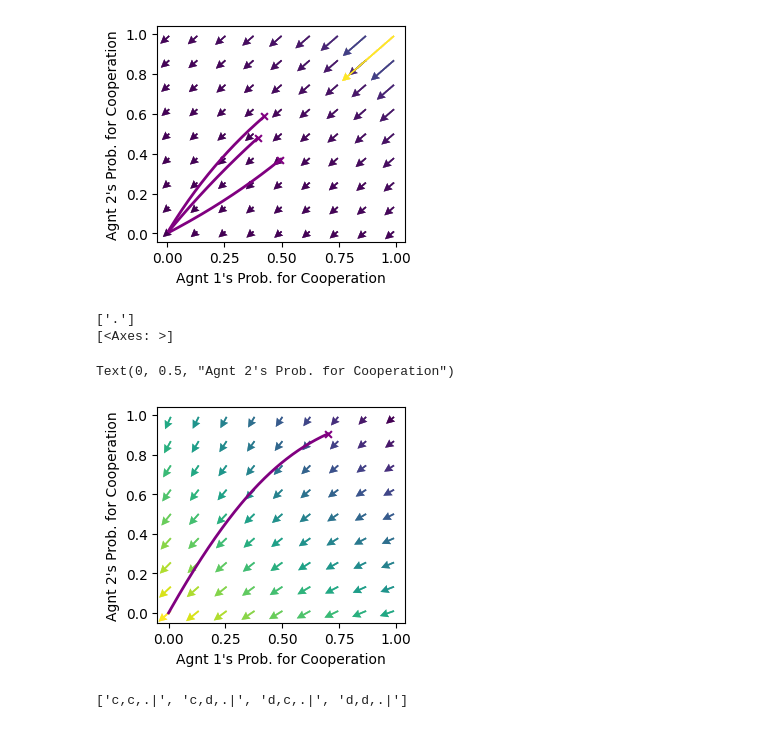
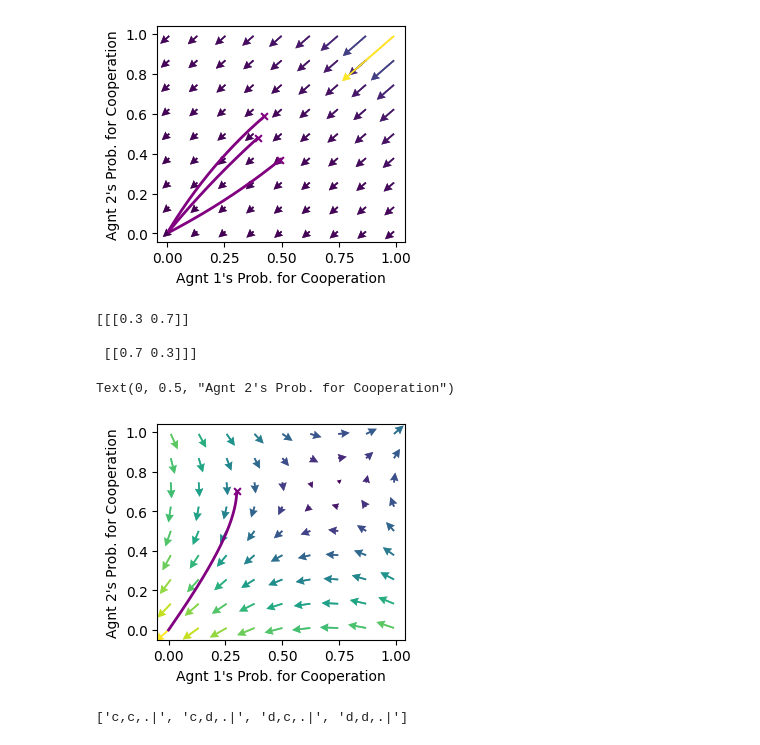
Before and after one commit to Akilan-R/Social_Ecological_Info_Cooperation, a Jupyter notebook: Code/My_Simulations/make_phase_potraits.ipynb, the cells around one changed output. Saved outputs shown, nothing was run; the diff lists cells and outputs as text; code cells hidden in the pictures.

```diff
--- a/Code/My_Simulations/make_phase_potraits.ipynb
+++ b/Code/My_Simulations/make_phase_potraits.ipynb
@@ -53,40 +53,42 @@ for mode in ['none']:
 ['.']
 [figure]
 # %%
-env_socdi = SocialDilemma(R=0.8, T=1, S=-0.5, P= 0)
+env_socdi = SocialDilemma(R= 1, T= 0.8, S= -0.5, P= 0)
 
 
 
     # x, y = ([0], list(range(1, num_observed_states, 2)), [0]), ([1], list(range(1, num_observed_states, 2)), [0])   #skipping degraded states
 x, y = ([0], list(range(1)), [0]), ([1], list(range(1)), [0])
 mae_env_memo1pd = stratAC(env=env_socdi, learning_rates=0.05, discount_factors=0.975)
 X_random_list = [mae_env_memo1pd.random_softmax_strategy() for _ in range(1)]
 
 X = mae_env_memo1pd.random_softmax_strategy()
-print(env_socdi.Sset)
+
 
 
 
 ax = fp.plot_strategy_flow(
     mae_env_memo1pd,
     x, y, flowarrow_points=np.linspace(0.01, 0.99, 9)
 )
 
 for X in X_random_list:
+    X = np.round(X, decimals=1)
+    print(X)
     xtraj, fixedpointreached = mae_env_memo1pd.trajectory(X, Tmax=10000, tolerance=1e-5)
 
     fp.plot_trajectories([xtraj], x, y, cols=['purple'], axes = ax)
 
-
-print(ax)
-#add x and y axis labels.
 ax[0].set_xlabel('Agnt 1\'s Prob. for Cooperation')
 ax[0].set_ylabel('Agnt 2\'s Prob. for Cooperation')
+
+#add x and y axis labels.
 # %% [output]
-['.']
-[<Axes: >]
+[[[0.3 0.7]]
+
+ [[0.7 0.3]]]
 Text(0, 0.5, "Agnt 2's Prob. for Cooperation")
-[figure, old version]
+[figure, new version]
 # %%
 env_socdi = SocialDilemma(R=0.8, T=1, S=-0.5, P= 0)
 env_memo1pd = HistoryEmbedded(env_socdi, h=(1,1,1))
```
Also changed, not shown: parts of 2 cells of this notebook, 9 other files.
